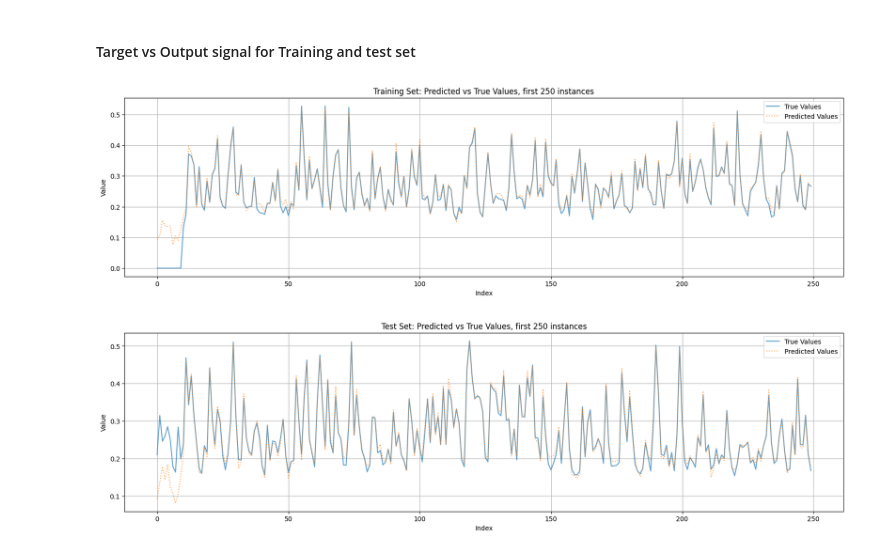
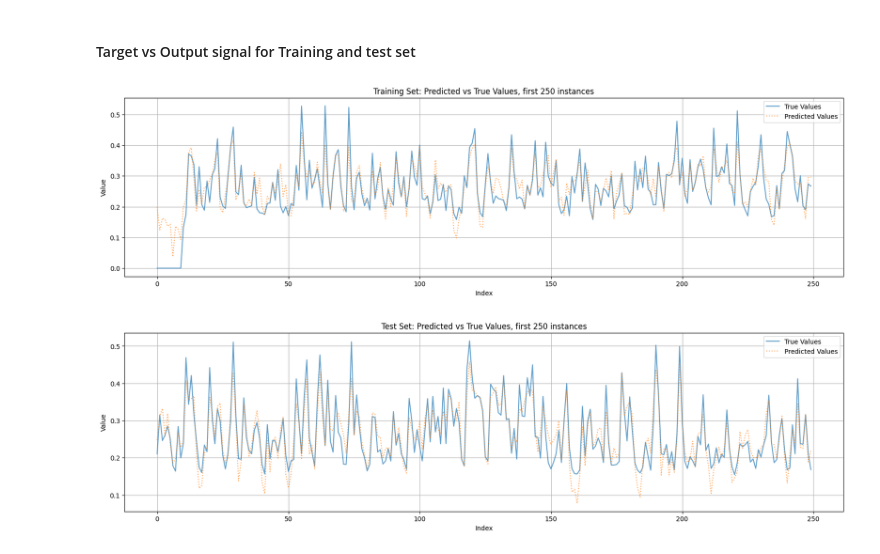
Before and after one commit to francealip/cns_lab, a Jupyter notebook: LAB3_1/main.ipynb, the cells around one changed output. Drawn from its saved outputs; the diff is of its cells as text; code cells hidden in the pictures.

```diff
--- a/LAB3_1/main.ipynb
+++ b/LAB3_1/main.ipynb
@@ -224,7 +224,7 @@ from learning import parallel_grid_search
 
 best_model, t_history, v_history, best_params = parallel_grid_search(
     model="RNN",
-    n_iter=10,
+    n_iter=50,
     config=config,
     x_train=x_train,
     y_train=y_train,
@@ -309,12 +316,12 @@ Test Loss: 0.0001333266554865986
 # %%
 from utils import plot_predictions
 
 
-y_train_pred = best_model.forward(x_retrain)
+y_train_pred, ht = best_model.forward(x_retrain, None)
 plot_predictions(y_train, y_train_pred, "Training Set: Predicted vs True Values, first 250 instances", 250)
 
-y_test_pred = best_model.forward(x_test)
+y_test_pred, _ = best_model.forward(x_test, ht)
 plot_predictions(y_test, y_test_pred, "Test Set: Predicted vs True Values, first 250 instances", 250)
 # %% [output]
-[figure, old version]
+[figure, new version]
-[figure, old version]
+[figure, new version]
```
Also changed, not shown: parts of 5 cells of this notebook, 3 other files.
